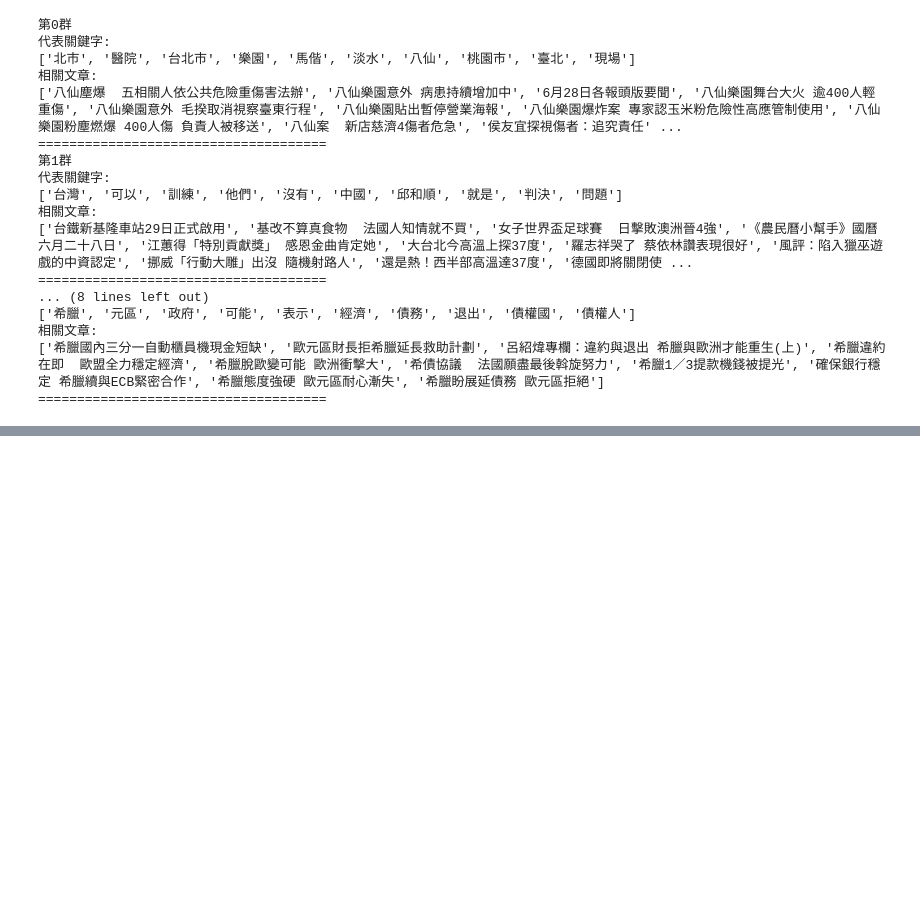
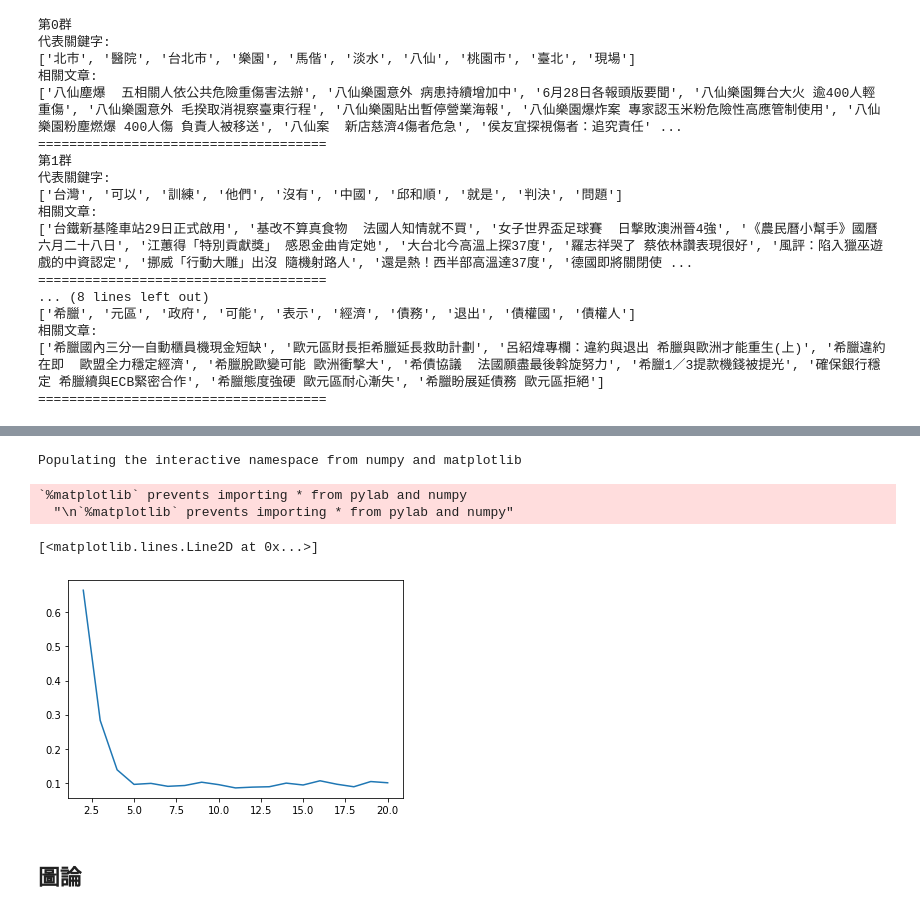
Before and after one commit to ywchiu/taipeifubon, a Jupyter notebook: Demo20200408.ipynb, the cells around one changed output, grey strips where cells are left out. Saved outputs shown, nothing was run; the diff lists cells and outputs as text; code cells hidden in the pictures; blank space fills up the shorter version.

```diff
--- a/Demo20200408.ipynb
+++ b/Demo20200408.ipynb
@@ -371,0 +408,12 @@ for g in set(c.tolist()):
+# %%
+import jieba
+jieba.load_userdict('userdict.txt')
+corpus = []
+titles = []
+for idx, rec in news.iterrows():
+    corpus.append(' '.join(jieba.cut(rec.get('content'))))
+    titles.append(rec.get('title'))
+# %%
+from sklearn.feature_extraction.text import CountVectorizer, TfidfVectorizer
+vectorizer = CountVectorizer()
+X = vectorizer.fit_transform(corpus)
@@ -371,0 +425,3 @@ for g in set(c.tolist()):
+# %%
+from sklearn.metrics.pairwise import cosine_distances
+cs = cosine_distances(X)
@@ -371,0 +432,23 @@ for g in set(c.tolist()):
+# %%
+from sklearn.cluster import KMeans
+from sklearn.metrics import silhouette_score
+
+groups = []
+silhouette_scores = []
+for k in range(2,21):
+    km = KMeans(n_clusters = k, init='k-means++', random_state=42)
+    c = km.fit_predict(cs)
+    groups.append(k)
+    silhouette_scores.append(silhouette_score(cs, labels=c))
+# %%
+%pylab inline
+from matplotlib import pyplot as plt
+plt.plot(groups, silhouette_scores)
+# %% [output]
+Populating the interactive namespace from numpy and matplotlib
+`%matplotlib` prevents importing * from pylab and numpy
+  "\n`%matplotlib` prevents importing * from pylab and numpy"
+[<matplotlib.lines.Line2D at 0x...>]
+[figure, added]
+# %% [markdown]
+## 圖論
```
Also changed, not shown: parts of 31 cells of this notebook.
